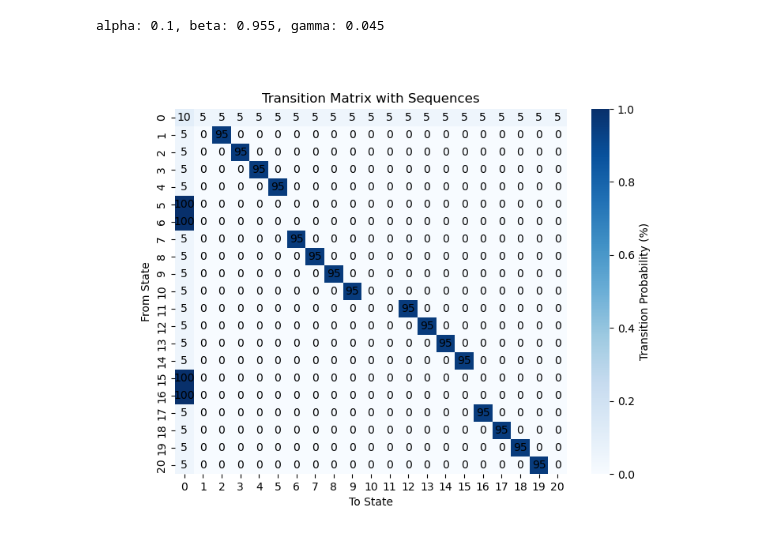
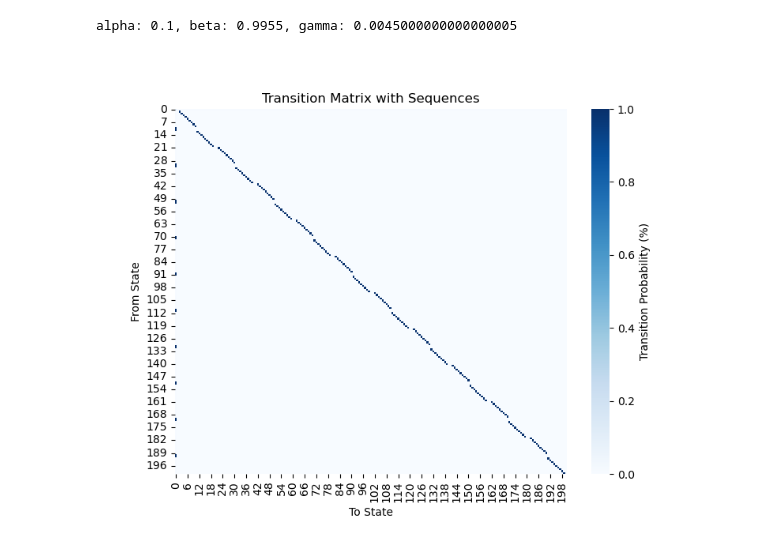
Before and after one commit to Sid-Rafilson-1617/sequences, a Jupyter notebook: cloned-hmm_custom.ipynb, the cells around one changed output. Saved outputs shown, nothing was run; the diff lists cells and outputs as text; code cells hidden in the pictures.

```diff
--- a/cloned-hmm_custom.ipynb
+++ b/cloned-hmm_custom.ipynb
@@ -389,27 +389,28 @@ def calculate_cloned_transition_matrix(alpha, sequenceLength, nSequences, verbos
 # %%
 
 alpha = 0.1 # this is the probability of staying in the non sequence state. This is the only free parameter we have to set, the rest of the transition probabilities are determined by this and the sequence length and number of sequences
-sequenceLength = 5 # number of latent states in each sequence
-nSequences = 2 # total number of sequences
+sequenceLength = 10 # number of latent states in each sequence
+nSequences = 10 # total number of sequences
 
 # Compute the transition matrix given the free paramerters
 P = calculate_cloned_transition_matrix(alpha, sequenceLength, nSequences, verbose=True)
 nStates = P.shape[0]
 
 # plot the transition matrix
 plt.figure(figsize=(8, 6))
 sns.heatmap(P, cmap="Blues", cbar_kws={"label": "Transition Probability (%)"}, vmin=0, vmax=1)
 # overlay the numbers for the transition probabilities
 for i in range(nStates):
     for j in range(nStates):
-        plt.text(j + 0.5, i + 0.5, f"{(P[i, j] * 100):.0f}", ha="center", va="center", color="black")
+        #plt.text(j + 0.5, i + 0.5, f"{(P[i, j] * 100):.0f}", ha="center", va="center", color="black")
+        continue
 plt.title("Transition Matrix with Sequences")
 plt.xlabel("To State")
 plt.ylabel("From State")
 
 plt.show()
 # %% [output]
-alpha: 0.1, beta: 0.955, gamma: 0.045
+alpha: 0.1, beta: 0.9955, gamma: 0.0045000000000000005
-[figure, old version]
+[figure, new version]
 # %%
 # simulate data from this transition matrix
```
Also changed, not shown: parts of 9 cells of this notebook, 1 other file.
